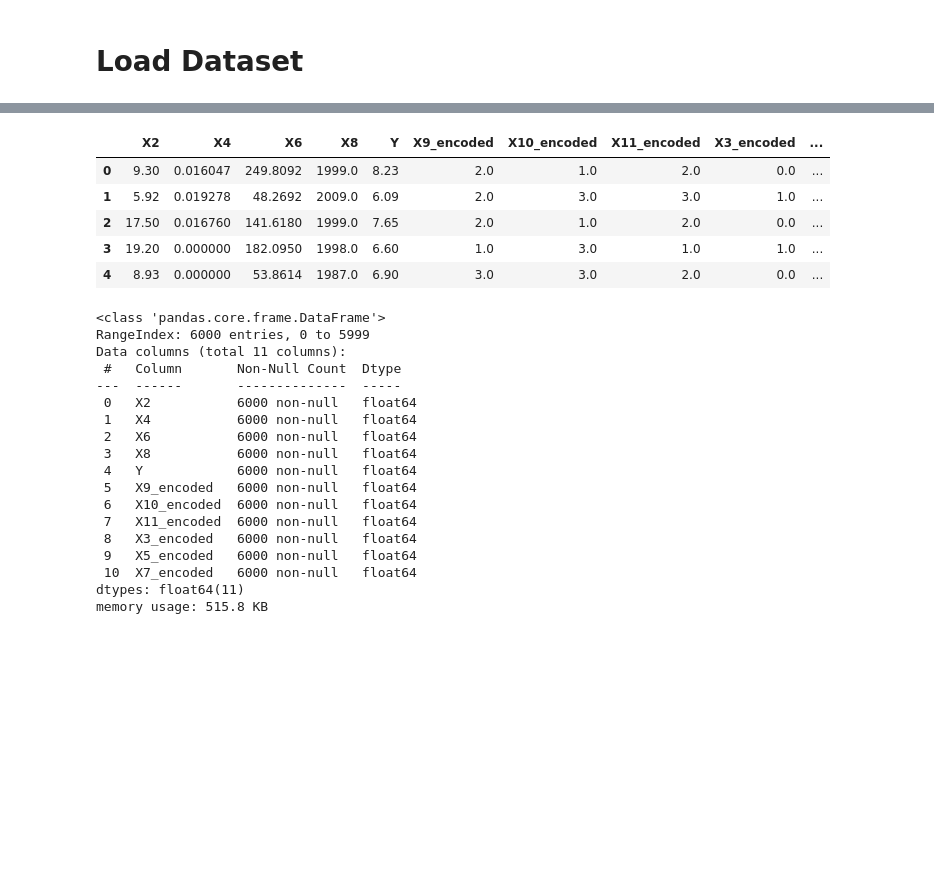
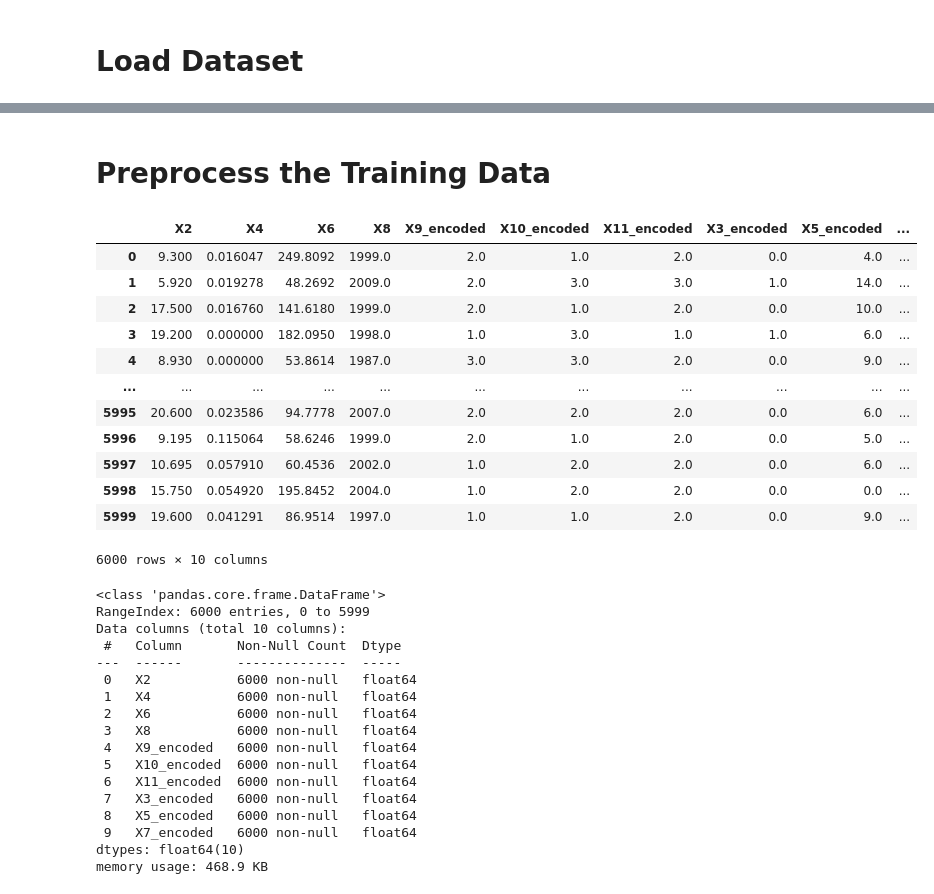
Before and after one commit to reda1609/AI-Talents-League, a Jupyter notebook: Round 1/Preprocessing.ipynb, the cells around one changed output, grey strips where cells are left out. Saved outputs shown, nothing was run; the diff lists cells and outputs as text; code cells hidden in the pictures; blank space fills up the shorter version.

```diff
--- a/Round 1/Preprocessing.ipynb
+++ b/Round 1/Preprocessing.ipynb
@@ -96,35 +110,49 @@ class FeatureDropper(BaseEstimator, TransformerMixin):
 pipeline = Pipeline([("OrdinalFeatureEncoder", OrdinalFeatureEncoder()),
                      ("LabelFeatureEncoder", LabelFeatureEncoder()),
                      ("FeatureDropper", FeatureDropper()),
+                    #  ("FeatureScaler", FeatureScaler()),
                      ("NullsImputer", NullsImputer())])
-
-data = pipeline.fit_transform(data)
-data.head()
-# %% [output]
-|  | X2 | X4 | X6 | X8 | Y | X9_encoded | X10_encoded | X11_encoded | X3_encoded | ... |
-| 0 | 9.30 | 0.016047 | 249.8092 | 1999.0 | 8.23 | 2.0 | 1.0 | 2.0 | 0.0 | ... |
-| 1 | 5.92 | 0.019278 | 48.2692 | 2009.0 | 6.09 | 2.0 | 3.0 | 3.0 | 1.0 | ... |
-| 2 | 17.50 | 0.016760 | 141.6180 | 1999.0 | 7.65 | 2.0 | 1.0 | 2.0 | 0.0 | ... |
-| 3 | 19.20 | 0.000000 | 182.0950 | 1998.0 | 6.60 | 1.0 | 3.0 | 1.0 | 1.0 | ... |
-| 4 | 8.93 | 0.000000 | 53.8614 | 1987.0 | 6.90 | 3.0 | 3.0 | 2.0 | 0.0 | ... |
+# %% [markdown]
+# Preprocess the Training Data
+# %%
+X_train = data.drop(['Y'], axis=1)
+y_train = data['Y']
+
+pipeline.fit(X_train)
+
+X_train_processed = pipeline.transform(X_train)
+X_train_processed
+# %% [output]
+|  | X2 | X4 | X6 | X8 | X9_encoded | X10_encoded | X11_encoded | X3_encoded | X5_encoded | ... |
+| 0 | 9.300 | 0.016047 | 249.8092 | 1999.0 | 2.0 | 1.0 | 2.0 | 0.0 | 4.0 | ... |
+| 1 | 5.920 | 0.019278 | 48.2692 | 2009.0 | 2.0 | 3.0 | 3.0 | 1.0 | 14.0 | ... |
+| 2 | 17.500 | 0.016760 | 141.6180 | 1999.0 | 2.0 | 1.0 | 2.0 | 0.0 | 10.0 | ... |
+| 3 | 19.200 | 0.000000 | 182.0950 | 1998.0 | 1.0 | 3.0 | 1.0 | 1.0 | 6.0 | ... |
+| 4 | 8.930 | 0.000000 | 53.8614 | 1987.0 | 3.0 | 3.0 | 2.0 | 0.0 | 9.0 | ... |
+| ... | ... | ... | ... | ... | ... | ... | ... | ... | ... | ... |
+| 5995 | 20.600 | 0.023586 | 94.7778 | 2007.0 | 2.0 | 2.0 | 2.0 | 0.0 | 6.0 | ... |
+| 5996 | 9.195 | 0.115064 | 58.6246 | 1999.0 | 2.0 | 1.0 | 2.0 | 0.0 | 5.0 | ... |
+| 5997 | 10.695 | 0.057910 | 60.4536 | 2002.0 | 1.0 | 2.0 | 2.0 | 0.0 | 6.0 | ... |
+| 5998 | 15.750 | 0.054920 | 195.8452 | 2004.0 | 1.0 | 2.0 | 2.0 | 0.0 | 0.0 | ... |
+| 5999 | 19.600 | 0.041291 | 86.9514 | 1997.0 | 1.0 | 1.0 | 2.0 | 0.0 | 9.0 | ... |
+6000 rows × 10 columns
 # %%
-data.info()
+X_train_processed.info()
 # %% [output]
 <class 'pandas.core.frame.DataFrame'>
 RangeIndex: 6000 entries, 0 to 5999
-Data columns (total 11 columns):
+Data columns (total 10 columns):
  #   Column       Non-Null Count  Dtype
 ---  ------       --------------  -----
  0   X2           6000 non-null   float64
  1   X4           6000 non-null   float64
  2   X6           6000 non-null   float64
  3   X8           6000 non-null   float64
- 4   Y            6000 non-null   float64
- 5   X9_encoded   6000 non-null   float64
- 6   X10_encoded  6000 non-null   float64
- 7   X11_encoded  6000 non-null   float64
- 8   X3_encoded   6000 non-null   float64
- 9   X5_encoded   6000 non-null   float64
- 10  X7_encoded   6000 non-null   float64
-dtypes: float64(11)
-memory usage: 515.8 KB
+ 4   X9_encoded   6000 non-null   float64
+ 5   X10_encoded  6000 non-null   float64
+ 6   X11_encoded  6000 non-null   float64
+ 7   X3_encoded   6000 non-null   float64
+ 8   X5_encoded   6000 non-null   float64
+ 9   X7_encoded   6000 non-null   float64
+dtypes: float64(10)
+memory usage: 468.9 KB
```
Also changed, not shown: parts of 10 cells of this notebook.
